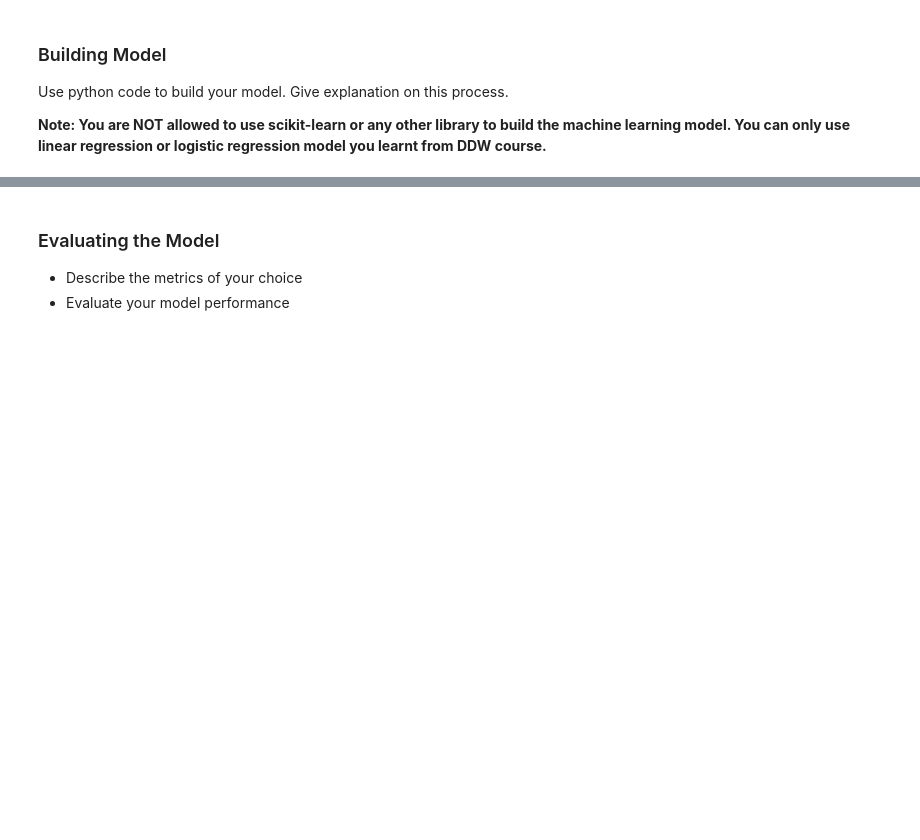
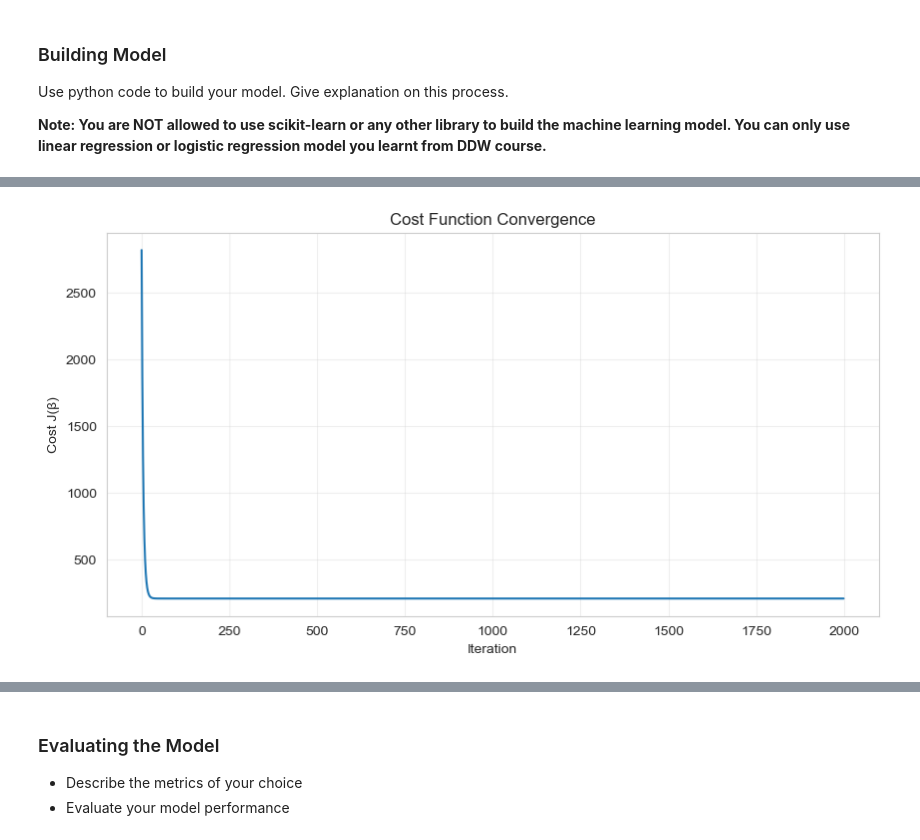
Before and after one commit to Jackkka520/DTP-DDW, a Jupyter notebook: Project_Report.ipynb, the cells around one changed output, grey strips where cells are left out. Drawn from its saved outputs; the diff is of its cells as text; code cells hidden in the pictures; blank space fills up the shorter version.

```diff
--- a/Project_Report.ipynb
+++ b/Project_Report.ipynb
@@ -133,0 +390,95 @@ Use python code to build your model. Give explanation on this process.
+# %%
+# build model (Gradient Descent)
+
+# STEP 1: Normalize features
+def normalize_z(array):
+    means = np.mean(array, axis=0)
+    stds = np.std(array, axis=0)
+    stds[stds == 0] = 1
+    normalized = (array - means) / stds
+    return normalized, means, stds
+
+X_norm, X_means, X_stds = normalize_z(X)
+
+print("=" * 60)
+print("FEATURE NORMALIZATION")
+print("=" * 60)
+print("Features normalized (mean=0, std=1)")
+
+# STEP 2: Add intercept
+X_with_intercept = np.c_[np.ones(X_norm.shape[0]), X_norm]
+
+print("\n" + "=" * 60)
+print("BUILDING LINEAR REGRESSION MODEL (Gradient Descent)")
+print("=" * 60)
+print(f"X shape (with intercept): {X_with_intercept.shape}")
+
+# STEP 3: Gradient Descent
+def gradient_descent_linear(X, y, alpha=0.1, num_iters=2000):
+    m = len(y)
+    beta = np.zeros((X.shape[1], 1))
+    y = y.reshape(-1, 1)
+    J_storage = []
+
+    for i in range(num_iters):
+        h = X @ beta
+        J = (1 / (2 * m)) * np.sum((h - y) ** 2)
+        J_storage.append(J)
+        gradients = (1 / m) * X.T @ (h - y)
+        beta -= alpha * gradients
+
+    return beta, np.array(J_storage).reshape(-1, 1)
+
+beta, J_storage = gradient_descent_linear(X_with_intercept, y, alpha=0.1, num_iters=2000)
+
+# STEP 4: Extract coefficients
+intercept = beta[0][0]
+coef_rural = beta[1][0]
+coef_health = beta[2][0]
+coef_gdp = beta[3][0]
+
+print("\n" + "=" * 60)
+print("MODEL COEFFICIENTS (for normalized features)")
+print("=" * 60)
+print(f"β₀ (Intercept):        {intercept:.4f}")
+print(f"β₁ (rural_pct):        {coef_rural:.4f}")
+print(f"β₂ (gov_health_pct):   {coef_health:.4f}")
+print(f"β₃ (gdp_per_capita):   {coef_gdp:.4f}")
+
+print("\n" + "=" * 60)
+print("MODEL EQUATION")
+print("=" * 60)
+print(f"water_access = {intercept:.2f}")
+print(f"             + ({coef_rural:.4f} × rural_pct_norm)")
+print(f"             + ({coef_health:.4f} × gov_health_pct_norm)")
+print(f"             + ({coef_gdp:.4f} × gdp_per_capita_norm)")
+
+# STEP 5: Predictions
+y_pred = X_with_intercept @ beta
+y_pred_flat = y_pred.flatten()
+y_flat = y.flatten()
+residuals = y_flat - y_pred_flat
+
+print("\n" + "=" * 60)
+print("PREDICTION SUMMARY")
+print("=" * 60)
+print(f"First 5 actual values:    {y_flat[:5]}")
+print(f"First 5 predicted values: {y_pred_flat[:5]}")
+print(f"First 5 residuals:        {residuals[:5]}")
+
+# STEP 6: Cost convergence plot
+plt.figure(figsize=(10, 5))
+plt.plot(J_storage)
+plt.xlabel('Iteration')
+plt.ylabel('Cost J(β)')
+plt.title('Cost Function Convergence')
+plt.grid(True, alpha=0.3)
+plt.show()
+
+print("\n" + "=" * 60)
+print("CONVERGENCE CHECK")
+print("=" * 60)
+print(f"Initial cost: {J_storage[0][0]:.4f}")
+print(f"Final cost:   {J_storage[-1][0]:.4f}")
+print("Model built successfully!")
+# %% [output]
@@ -133,0 +502 @@ Use python code to build your model. Give explanation on this process.
+[figure, added]
```
Also changed, not shown: parts of 14 cells of this notebook.
